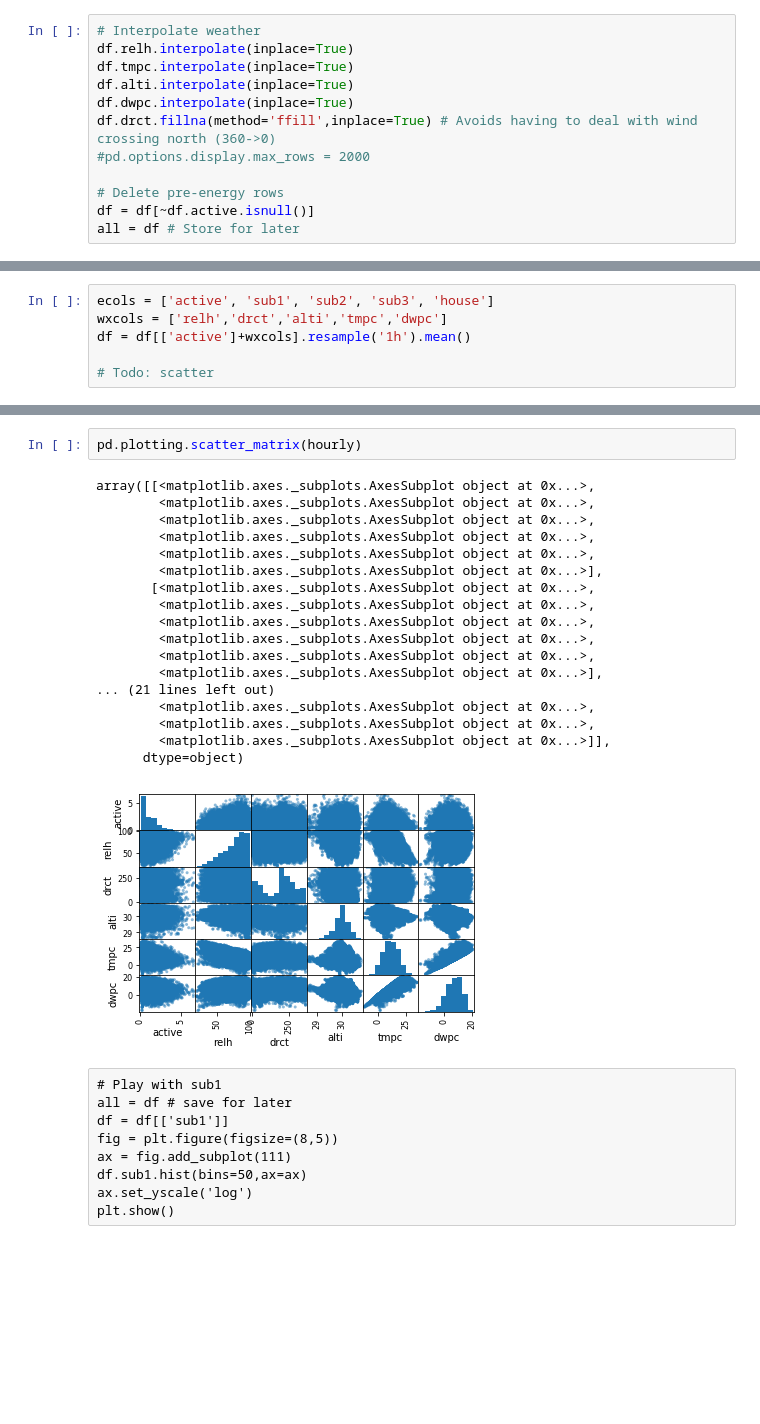
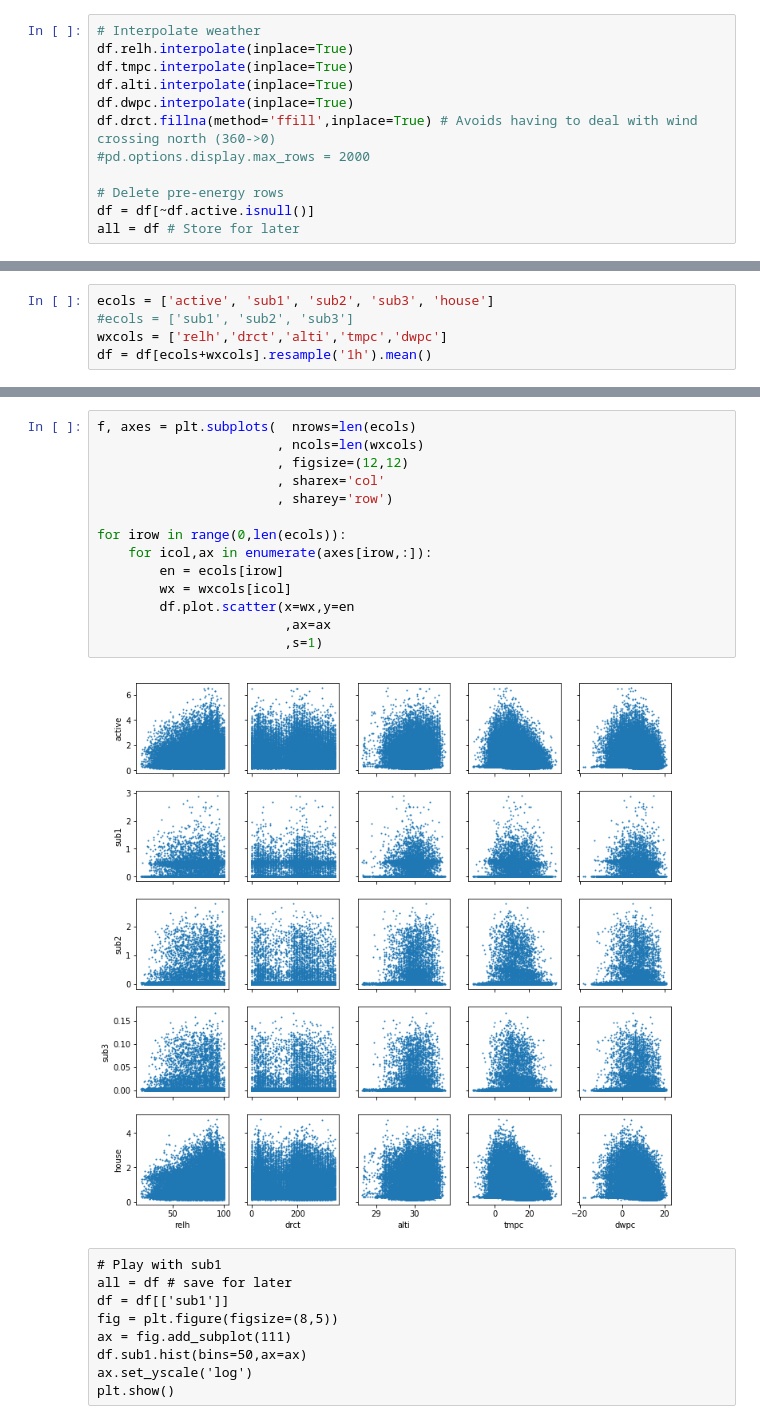
Before and after one commit to dsjstc/EnergyPrj, a Jupyter notebook: AjuExplore.ipynb, the cells around one changed output, grey strips where cells are left out. Cells and saved outputs as stored; diff of their text form; blank space fills up the shorter version.

Commit message:
Weather vs energy visual

```diff
--- a/AjuExplore.ipynb
+++ b/AjuExplore.ipynb
@@ -36,6 +34,5 @@ Index(['active', 'reactive', 'volts', 'amps', 'sub1', 'sub2', 'sub3', 'relh',
 # %%
 ecols = ['active', 'sub1', 'sub2', 'sub3', 'house']
+#ecols = ['sub1', 'sub2', 'sub3']
 wxcols = ['relh','drct','alti','tmpc','dwpc']
-df = df[['active']+wxcols].resample('1h').mean()
-
-# Todo: scatter
+df = df[ecols+wxcols].resample('1h').mean()
@@ -61,24 +39,19 @@ df = df[['active']+wxcols].resample('1h').mean()
-# %%
-pd.plotting.scatter_matrix(hourly)
-# %% [output]
-array([[<matplotlib.axes._subplots.AxesSubplot object at 0x...>,
-        <matplotlib.axes._subplots.AxesSubplot object at 0x...>,
-        <matplotlib.axes._subplots.AxesSubplot object at 0x...>,
-        <matplotlib.axes._subplots.AxesSubplot object at 0x...>,
-        <matplotlib.axes._subplots.AxesSubplot object at 0x...>,
-        <matplotlib.axes._subplots.AxesSubplot object at 0x...>],
-       [<matplotlib.axes._subplots.AxesSubplot object at 0x...>,
-        <matplotlib.axes._subplots.AxesSubplot object at 0x...>,
-        <matplotlib.axes._subplots.AxesSubplot object at 0x...>,
-        <matplotlib.axes._subplots.AxesSubplot object at 0x...>,
-        <matplotlib.axes._subplots.AxesSubplot object at 0x...>,
-        <matplotlib.axes._subplots.AxesSubplot object at 0x...>],
-... (21 lines left out)
-        <matplotlib.axes._subplots.AxesSubplot object at 0x...>,
-        <matplotlib.axes._subplots.AxesSubplot object at 0x...>,
-        <matplotlib.axes._subplots.AxesSubplot object at 0x...>]],
-      dtype=object)
-[figure, removed]
+# %%
+f, axes = plt.subplots(  nrows=len(ecols)
+                       , ncols=len(wxcols)
+                       , figsize=(12,12)
+                       , sharex='col'
+                       , sharey='row')
+
+for irow in range(0,len(ecols)):
+    for icol,ax in enumerate(axes[irow,:]):
+        en = ecols[irow]
+        wx = wxcols[icol]
+        df.plot.scatter(x=wx,y=en
+                        ,ax=ax
+                        ,s=1)
+# %% [output]
+[figure, added]
 # %% [raw]
 # Play with sub1
 all = df # save for later
```
Also changed, not shown: parts of 4 cells of this notebook.
